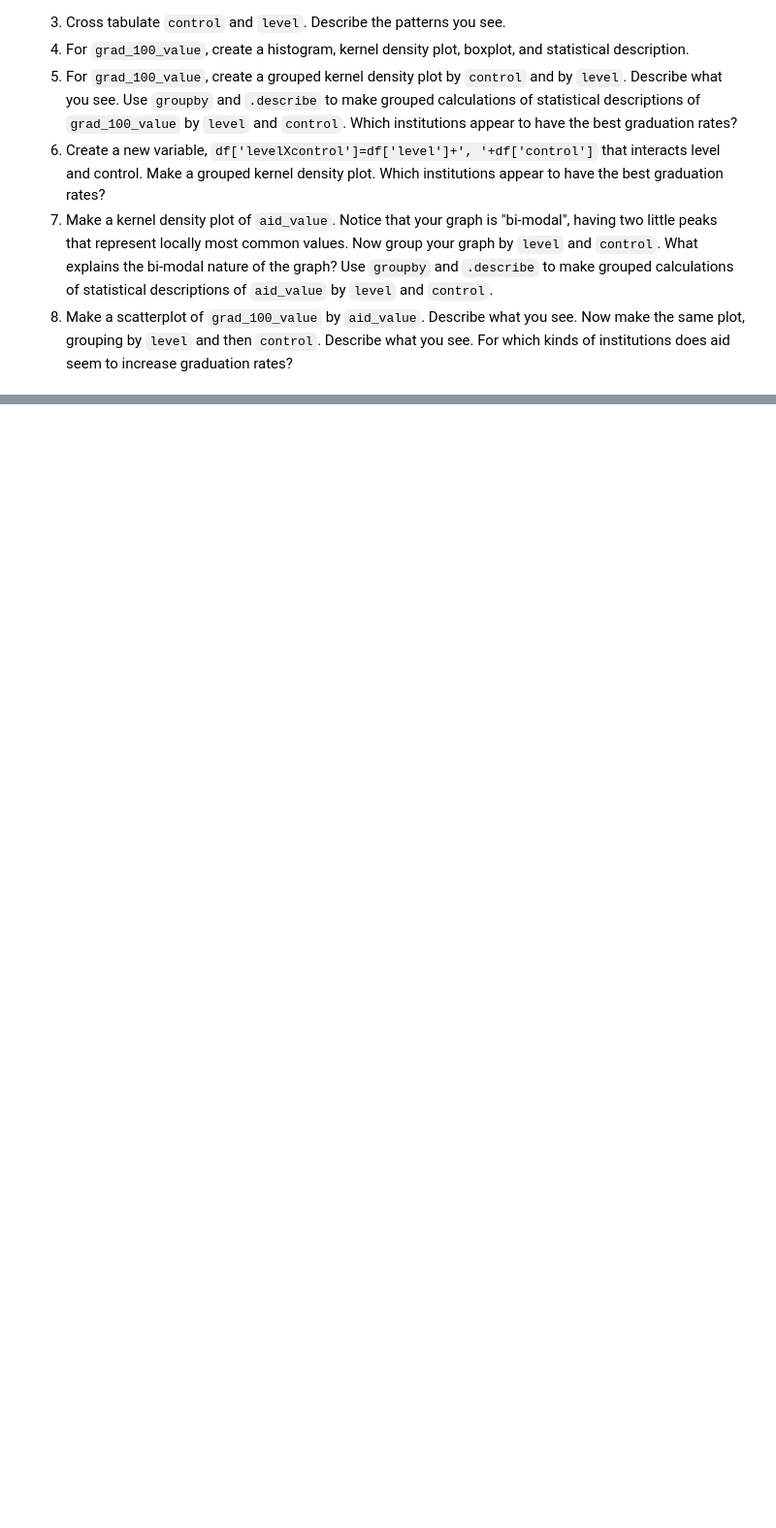
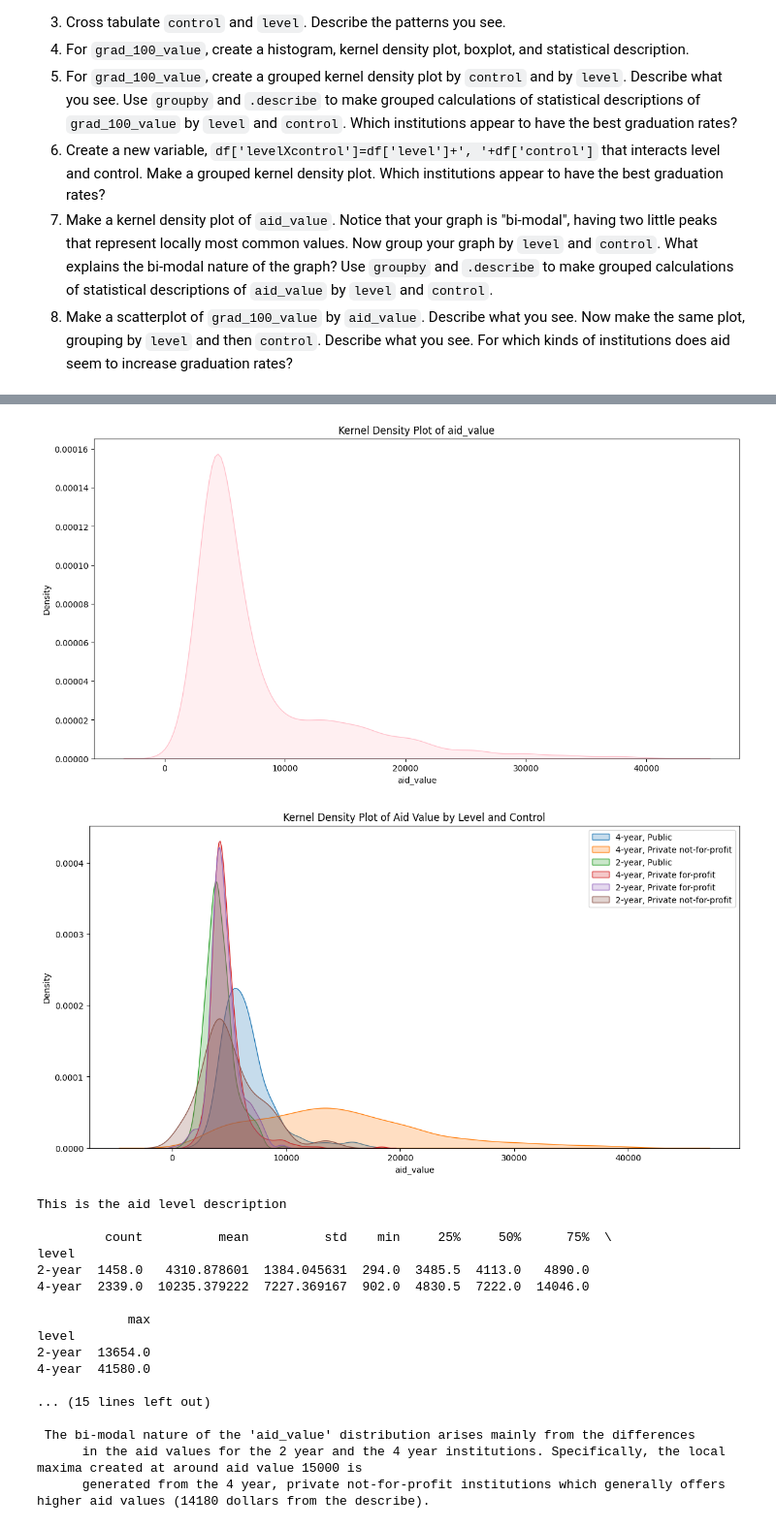
Before and after one commit to CSHieuV/assignment2, a Jupyter notebook: assignment2.ipynb, the cells around one changed output, grey strips where cells are left out. Shown at 97% size. Drawn from its saved outputs; the diff is of its cells as text; code cells hidden in the pictures; blank space fills up the shorter version.

```diff
--- a/assignment2.ipynb
+++ b/assignment2.ipynb
@@ -235,0 +417,56 @@ The "relevant" variables for this question are:
+# %%
+#NOTE: PART 7 HERE:
+
+#AID VALUE PLOTS HERE
+plt.figure(figsize=(14, 7))
+sns.kdeplot(college_data['aid_value'].dropna(), fill=True, color='pink')
+plt.title('Kernel Density Plot of aid_value')
+plt.xlabel('aid_value')
+plt.ylabel('Density')
+plt.show()
+
+
+# GROUPED PLOTS HERE
+plt.figure(figsize=(14, 7))
+for combination in college_data['levelXcontrol'].unique():
+    subset = college_data[college_data['levelXcontrol'] == combination]
+    sns.kdeplot(subset['aid_value'].dropna(), fill=True, label=combination)
+plt.title('Kernel Density Plot of Aid Value by Level and Control')
+plt.xlabel('aid_value')
+plt.ylabel('Density')
+plt.legend()
+plt.show()
+
+
+aid_level_descriptions = college_data.groupby('level')['aid_value'].describe()
+aid_control_descriptions = college_data.groupby('control')['aid_value'].describe()
+
+print("This is the aid level description\n")
+print(aid_level_descriptions)
+print("\n")
+print("This is the aid control description\n")
+print(aid_control_descriptions)
+print("\n")
+print(""" The bi-modal nature of the 'aid_value' distribution arises mainly from the differences
+      in the aid values for the 2 year and the 4 year institutions. Specifically, the local maxima created at around aid value 15000 is
+      generated from the 4 year, private not-for-profit institutions which generally offers higher aid values (14180 dollars from the describe).""")
+# %% [output]
+[figure, added]
+[figure, added]
+This is the aid level description
+
+         count          mean          std    min     25%     50%      75%  \
+level
+2-year  1458.0   4310.878601  1384.045631  294.0  3485.5  4113.0   4890.0
+4-year  2339.0  10235.379222  7227.369167  902.0  4830.5  7222.0  14046.0
+
+            max
+level
+2-year  13654.0
+4-year  41580.0
+
+... (15 lines left out)
+
+ The bi-modal nature of the 'aid_value' distribution arises mainly from the differences
+      in the aid values for the 2 year and the 4 year institutions. Specifically, the local maxima created at around aid value 15000 is
+      generated from the 4 year, private not-for-profit institutions which generally offers higher aid values (14180 dollars from the describe).
```
Also changed, not shown: parts of 6 cells of this notebook.
